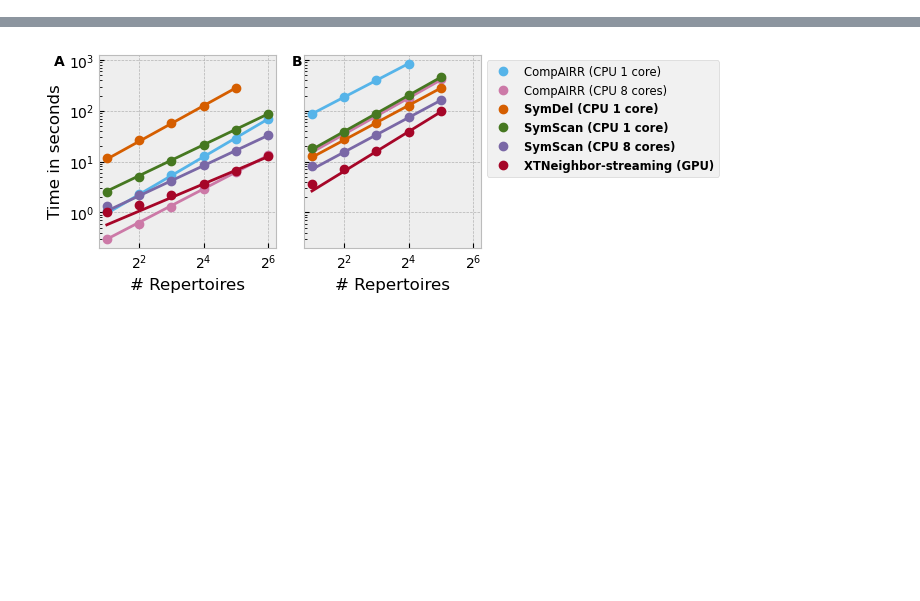
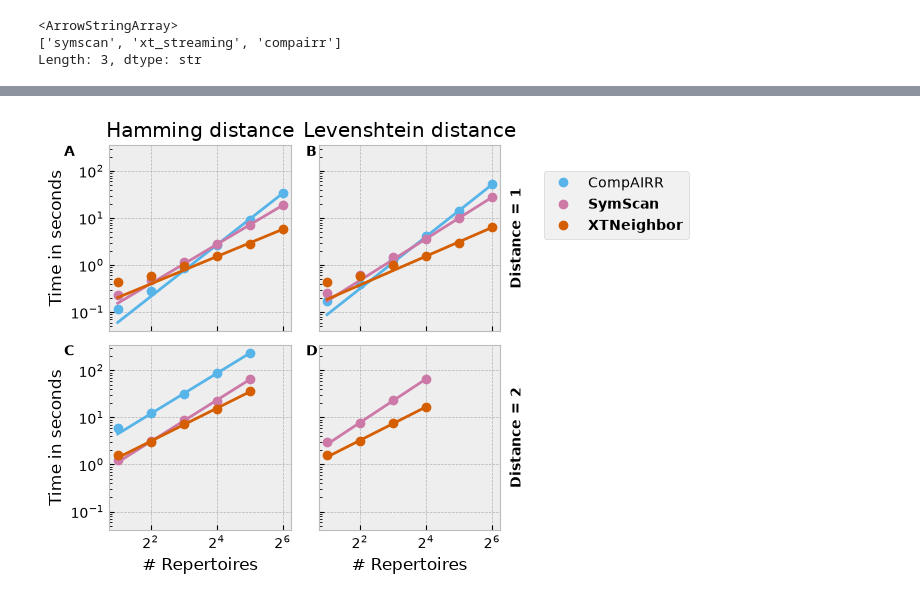
Before and after one commit to heartnetkung/XT-neighbor, a Jupyter notebook: pub/compairr_benchmark.ipynb, the cells around one changed output, grey strips where cells are left out. Saved outputs shown, nothing was run; the diff lists cells and outputs as text; code cells hidden in the pictures; blank space fills up the shorter version.

Commit message:
updated compairr benchmark figure and symscan memory scaling

```diff
--- a/pub/compairr_benchmark.ipynb
+++ b/pub/compairr_benchmark.ipynb
@@ -8,7 +8,7 @@ import pyrepseq.plotting as pp
 
 plt.style.use('bmh')
 # %%
-df = pd.read_csv('../data/compairr_benchmark_deduplicated.csv', index_col=0)
+df = pd.read_csv('../benchmarks/compairr_benchmark.csv', index_col=0)
 df = df[df['n_repertoire']>1]
 df.head()
 # %% [output]
@@ -37,37 +43,51 @@ df[df['algorithm']=='symspell'].groupby(by=["algorithm","n_repertoire","distance
+# %%
+df['algorithm'].unique()
+# %% [output]
+<ArrowStringArray>
+['symscan', 'xt_streaming', 'compairr']
+Length: 3, dtype: str
 # %%
-algorithms = ['compairr', 'compairr2', 'symspell','symscancli3', 'symscancli2', 'xt_neighbor']
+algorithms = ['compairr', 'symscan', 'xt_streaming']
 algorithm_labels = {
-                    'compairr' : 'CompAIRR (CPU 1 core)',
-                    'compairr2' : 'CompAIRR (CPU 8 cores)',
-                    'symspell' : 'SymDel (CPU 1 core)',
-                    'symscancli3' : 'SymScan (CPU 1 core)',
-                    'symscancli2': 'SymScan (CPU 8 cores)',
-                    'xt_neighbor' : 'XTNeighbor-streaming (GPU)'
+                    'compairr' : 'CompAIRR',
+                    'symscan' : 'SymScan',
+                    'xt_streaming' : 'XTNeighbor'
                    }
 # %%
-fig, axes = plt.subplots(figsize=(6.8, 2.4), ncols=2, sharey=True, sharex=True)
+fig, axes_arr = plt.subplots(figsize=(6.8, 4.8), ncols=2, nrows=2, sharey=True, sharex=True)
+axes = axes_arr.flatten()
 for d in [1, 2]:
     for index, algorithm in enumerate(algorithms):
-        data = df[(df['distance']==d) & (df['algorithm']==algorithm)]
-        mean = data.groupby('n_repertoire').mean(numeric_only=True)
-        x, y = mean.index, mean['runtime']
+        for midx, measure in enumerate(['hamming', 'leven']):
+            data = df[(df['distance']==d) & (df['algorithm']==algorithm) & (df['measure']==measure)]
+            mean = data.groupby('n_repertoire').mean(numeric_only=True)
+            x, y = mean.index, mean['runtime']
 
-        slope, intercept, r, p, se = scipy.stats.linregress(np.log(x[-3:]), np.log(y[-3:]))
-        print(algorithm, d, f'{slope:.3}, {se:.1}, {mean}')
-        l, = axes[d-1].plot(x, y, 'o',
-                label=algorithm_labels[algorithm],
-                color=f'C{6-index}')
-        axes[d-1].plot(x, np.exp(slope*np.log(x)+intercept), '-', color=l.get_color())
-    axes[d-1].set_yscale('log')
-    axes[d-1].set_xscale('log', base=2)
-    axes[d-1].set_xlabel('# Repertoires')
-axes[0].set_ylabel('Time in seconds')
-legend = axes[-1].legend(bbox_to_anchor=(1, 1), fontsize='small')
+            slope, intercept, r, p, se = scipy.stats.linregress(np.log(x[-3:]), np.log(y[-3:]))
+            print(algorithm, d, f'{slope:.3}, {se:.1}')
+            l, = axes_arr[d-1, midx].plot(x, y, 'o',
+                    label=algorithm_labels[algorithm],
+                    color=f'C{6-index}')
+            axes_arr[d-1, midx].plot(x, np.exp(slope*np.log(x)+intercept), '-', color=l.get_color())
+    axes_arr[d-1, 0].set_yscale('log')
+    axes_arr[d-1, 0].set_xscale('log', base=2)
+axes_arr[0, 0].set_title('Hamming distance')
+axes_arr[0, 1].set_title('Levenshtein distance')
+axes_arr[0, 1].text(1.05, 0.5, 'Distance = 1', transform=axes_arr[0, 1].transAxes,
+                    rotation=90, va='center', fontweight='bold')
+axes_arr[1, 1].text(1.05, 0.5, 'Distance = 2', transform=axes_arr[1, 1].transAxes,
+                    rotation=90, va='center', fontweight='bold')
+for i in range(2):
+    axes_arr[1, i].set_xlabel('# Repertoires')
+    axes_arr[i, 0].set_ylabel('Time in seconds')
+legend = axes_arr[0, -1].legend(bbox_to_anchor=(1.2, 0.9), loc='upper left')
 legend_texts = legend.get_texts()
-for i in range(1, 5):
+for i in range(1, 3):
     legend_texts[-i].set_weight('bold')
-axes[0].text(-0.25, 1.0, 'A', transform=axes[0].transAxes, fontweight="bold", va="top")
-fig.tight_layout(w_pad=2, pad=0.0)
-axes[1].text(-0.07, 1.0, 'B', transform=axes[1].transAxes, fontweight="bold", va="top")
+axes_arr[0, 0].text(-0.25, 1.0, 'A', transform=axes_arr[0, 0].transAxes, fontweight="bold", va="top")
+fig.tight_layout(w_pad=2, pad=1.0)
+axes_arr[0, 1].text(-0.07, 1.0, 'B', transform=axes_arr[0, 1].transAxes, fontweight="bold", va="top")
+axes_arr[1, 0].text(-0.25, 1.0, 'C', transform=axes_arr[1, 0].transAxes, fontweight="bold", va="top")
+axes_arr[1, 1].text(-0.07, 1.0, 'D', transform=axes_arr[1, 1].transAxes, fontweight="bold", va="top")
 fig.savefig('compairr_benchmark.pdf')
 # %% [output]
@@ -91 +106 @@ n_repertoire
-[figure, old version]
+[figure, new version]
```
Also changed, not shown: parts of 3 cells of this notebook, 2 other files.
